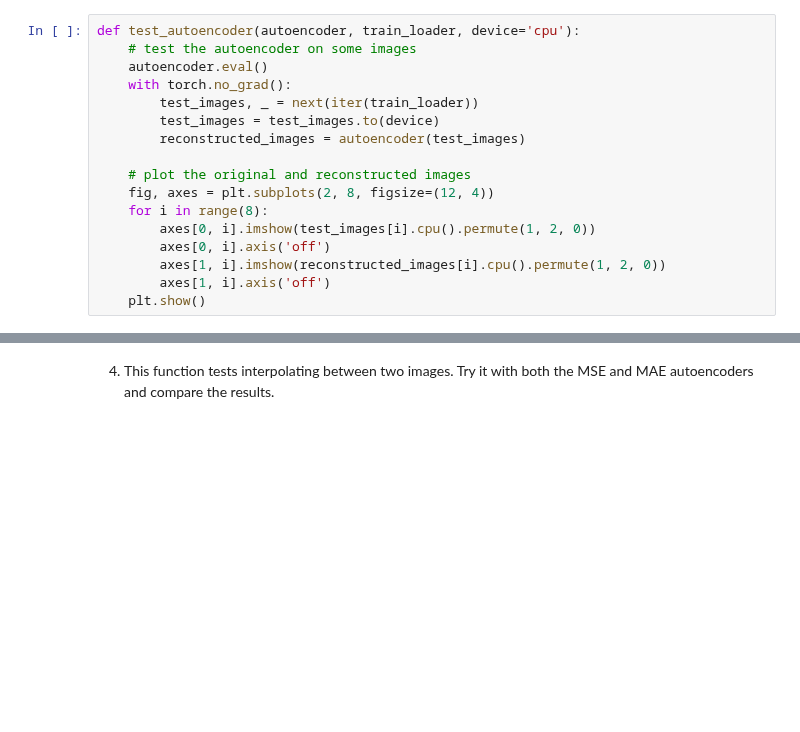
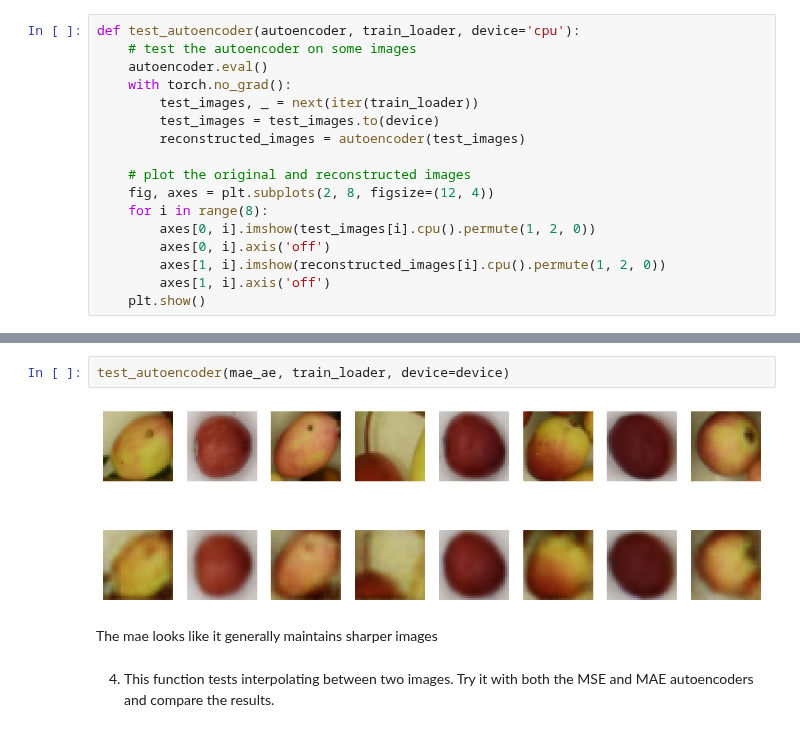
Before and after one commit to otishunt/DATA-4620-Labs, a Jupyter notebook: Labs/Lab_06_02_Autoencoder.ipynb, the cells around one changed output, grey strips where cells are left out. Saved outputs shown, nothing was run; the diff lists cells and outputs as text; blank space fills up the shorter version.

```diff
--- a/Labs/Lab_06_02_Autoencoder.ipynb
+++ b/Labs/Lab_06_02_Autoencoder.ipynb
@@ -147,3 +236,9 @@ YOUR TEXT GOES HERE
+# %%
+test_autoencoder(mae_ae, train_loader, device=device)
+# %% [output]
+[figure, added]
+# %% [markdown]
+The mae looks like it generally maintains sharper images
 # %% [markdown]
 4. This function tests interpolating between two images.  Try it with both the MSE and MAE autoencoders and compare the results.
 # %%
```
Also changed, not shown: parts of 18 cells of this notebook.
